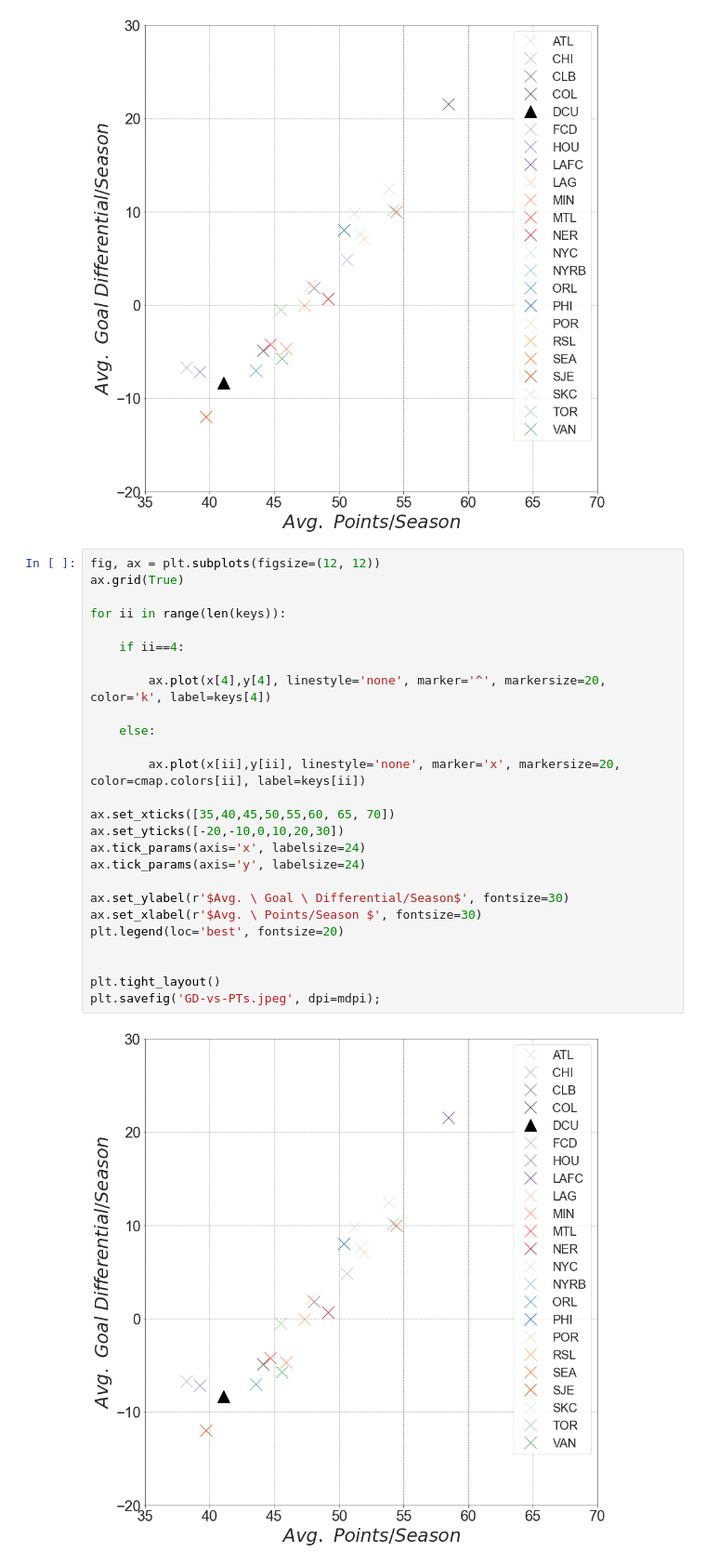
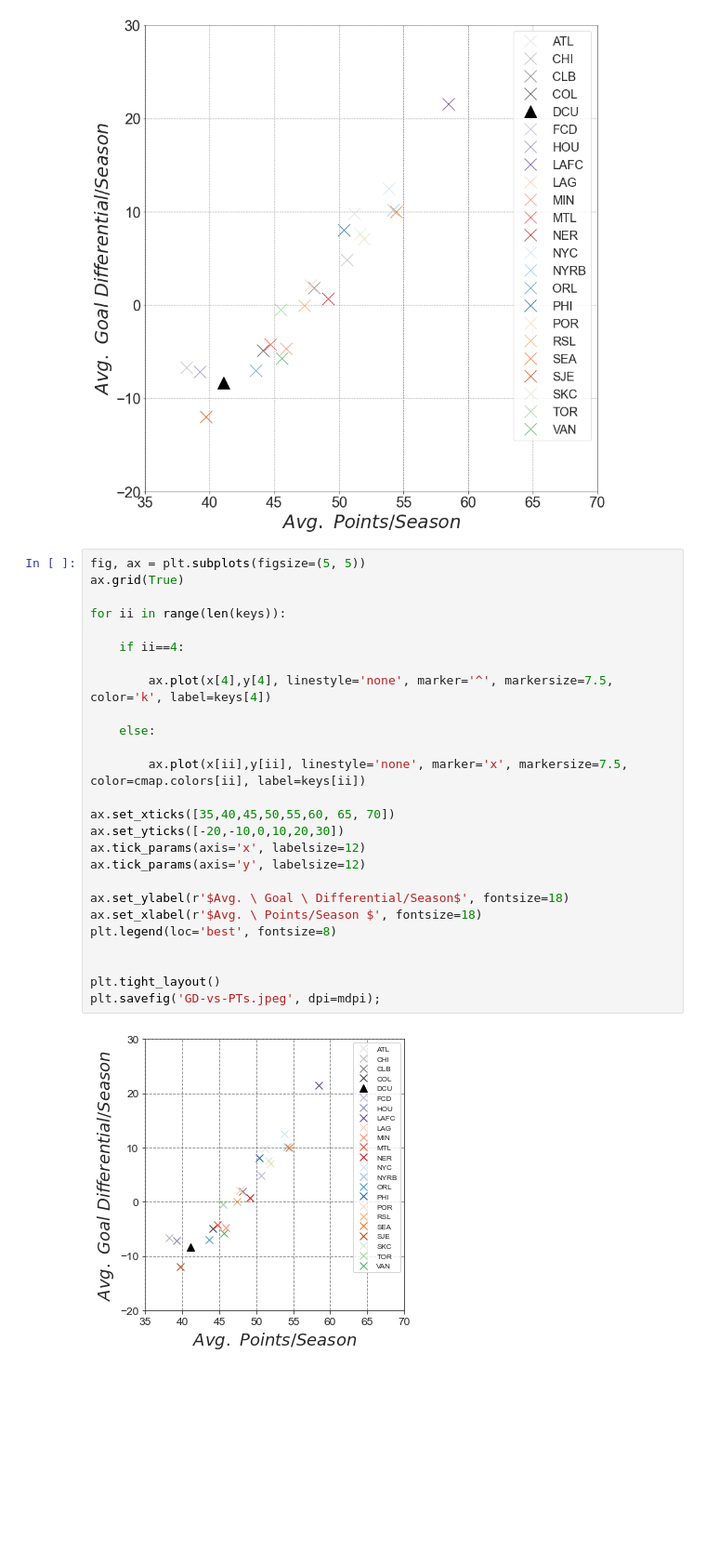
Before and after one commit to mjcarter83/misc, a Jupyter notebook: mls-data/MLS-data.ipynb, the cells around one changed output. Shown at 93% size. Drawn from its saved outputs; the diff is of its cells as text; blank space fills up the shorter version.

Commit message:
Quick Update
Change image size.

```diff
--- a/mls-data/MLS-data.ipynb
+++ b/mls-data/MLS-data.ipynb
@@ -110,30 +110,30 @@ plt.savefig('GD-vs-PTs.svg', dpi=mdpi, format="svg");
 # %% [output]
 [figure]
 # %%
-fig, ax = plt.subplots(figsize=(12, 12))
+fig, ax = plt.subplots(figsize=(5, 5))
 ax.grid(True)
 
 for ii in range(len(keys)):
 
     if ii==4:
 
-        ax.plot(x[4],y[4], linestyle='none', marker='^', markersize=20, color='k', label=keys[4])
+        ax.plot(x[4],y[4], linestyle='none', marker='^', markersize=7.5, color='k', label=keys[4])
 
     else:
 
-        ax.plot(x[ii],y[ii], linestyle='none', marker='x', markersize=20, color=cmap.colors[ii], label=keys[ii])
+        ax.plot(x[ii],y[ii], linestyle='none', marker='x', markersize=7.5, color=cmap.colors[ii], label=keys[ii])
 
 ax.set_xticks([35,40,45,50,55,60, 65, 70])
 ax.set_yticks([-20,-10,0,10,20,30])
-ax.tick_params(axis='x', labelsize=24)
-ax.tick_params(axis='y', labelsize=24)
+ax.tick_params(axis='x', labelsize=12)
+ax.tick_params(axis='y', labelsize=12)
 
-ax.set_ylabel(r'$Avg. \ Goal \ Differential/Season$', fontsize=30)
-ax.set_xlabel(r'$Avg. \ Points/Season $', fontsize=30)
-plt.legend(loc='best', fontsize=20)
+ax.set_ylabel(r'$Avg. \ Goal \ Differential/Season$', fontsize=18)
+ax.set_xlabel(r'$Avg. \ Points/Season $', fontsize=18)
+plt.legend(loc='best', fontsize=8)
 
 
 plt.tight_layout()
 plt.savefig('GD-vs-PTs.jpeg', dpi=mdpi);
 # %% [output]
-[figure, old version]
+[figure, new version]
```
Also changed, not shown: parts of 1 cell of this notebook, 2 other files.
